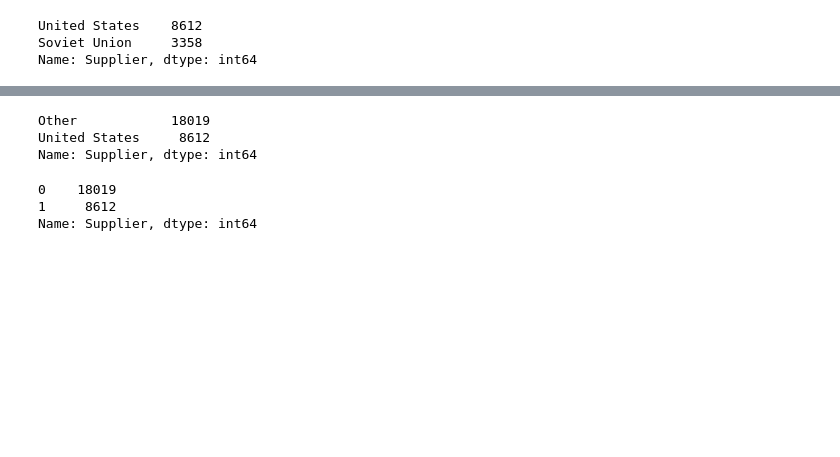
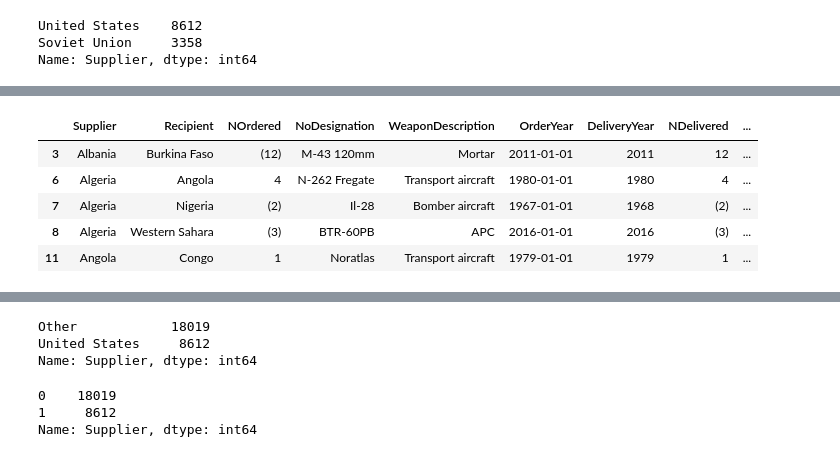
Before and after one commit to MichaelBurak/arms-trade-analysis, a Jupyter notebook: sipri-trades.ipynb, the cells around one changed output, grey strips where cells are left out. Drawn from its saved outputs; the diff is of its cells as text; code cells hidden in the pictures; blank space fills up the shorter version.

```diff
--- a/sipri-trades.ipynb
+++ b/sipri-trades.ipynb
@@ -1053,0 +1071,11 @@ s.plot()
+# %%
+rec_sup_df['RecSup'] = rec_sup_df["Supplier"] + "->" + rec_sup_df['Recipient']
+
+rec_sup_df.head()
+# %% [output]
+|  | Supplier | Recipient | NOrdered | NoDesignation | WeaponDescription | OrderYear | DeliveryYear | NDelivered | ... |
+| 3 | Albania | Burkina Faso | (12) | M-43 120mm | Mortar | 2011-01-01 | 2011 | 12 | ... |
+| 6 | Algeria | Angola | 4 | N-262 Fregate | Transport aircraft | 1980-01-01 | 1980 | 4 | ... |
+| 7 | Algeria | Nigeria | (2) | Il-28 | Bomber aircraft | 1967-01-01 | 1968 | (2) | ... |
+| 8 | Algeria | Western Sahara | (3) | BTR-60PB | APC | 2016-01-01 | 2016 | (3) | ... |
+| 11 | Angola | Congo | 1 | Noratlas | Transport aircraft | 1979-01-01 | 1979 | 1 | ... |
```
Also changed, not shown: parts of 29 cells of this notebook, 3 other files.
